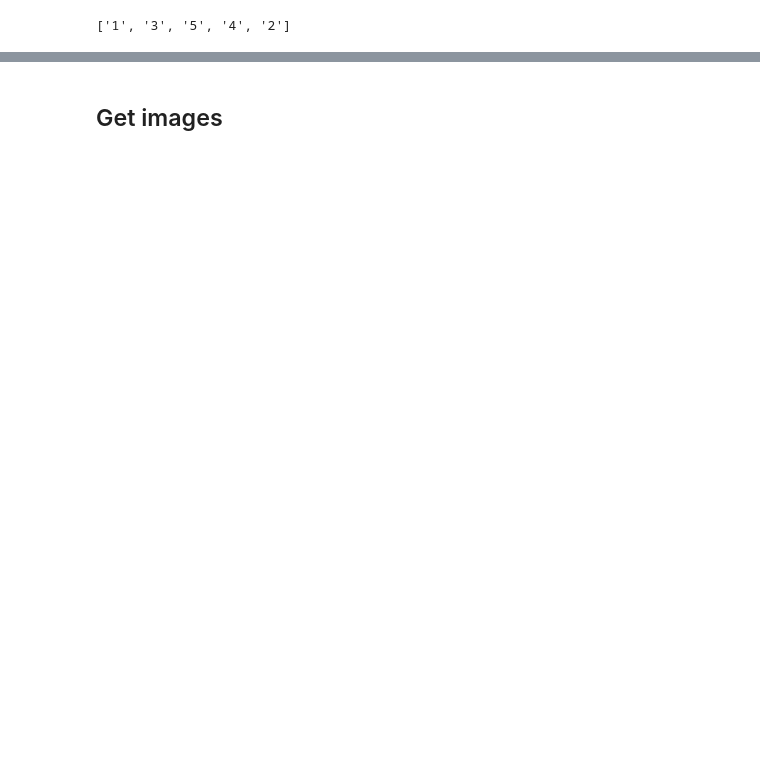
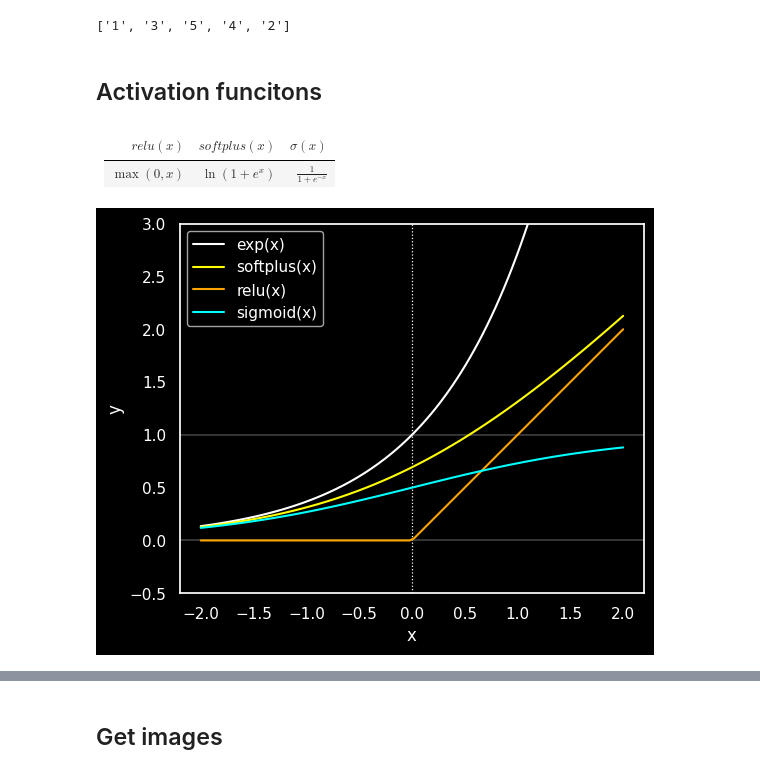
Before and after one commit to gpu-enjoyer/cnn-frogs, a Jupyter notebook: cnn.ipynb, the cells around one changed output, grey strips where cells are left out. Cells and saved outputs as stored; diff of their text form; code cells hidden in the pictures; blank space fills up the shorter version.

Commit message:
plot

```diff
--- a/cnn.ipynb
+++ b/cnn.ipynb
@@ -46,3 +40,42 @@ len(gpus)
 os.listdir('dataset')
 # %% [output]
 ['1', '3', '5', '4', '2']
+# %% [markdown]
+## Activation funcitons
+# %% [markdown]
+| $relu(x)$   | $softplus(x)$ | $\sigma(x)$          |
+|:------------|:--------------|:---------------------|
+| $\max(0,x)$ | $\ln(1+e^x)$  | $\frac{1}{1+e^{-x}}$ |
+# %%
+import numpy           as np
+import pandas           as pd
+import seaborn           as sns
+import matplotlib.pyplot  as plt
+
+plt.style.use("dark_background")
+# %%
+x          = np.linspace(-2, 2, 100)
+exp_x      = np.exp(x)
+relu_x     = np.maximum(0, x)
+softplus_x = np.log(1 + exp_x)
+sigm_x     = np.divide(exp_x, (1 + exp_x))
+
+sigm_data = pd.DataFrame({
+    "x": np.tile(x, 4),
+    "y": np.concatenate([exp_x, softplus_x, relu_x, sigm_x]),
+    "h": ["exp(x)"]*len(x) + ["softplus(x)"]*len(x) + ["relu(x)"]*len(x) + ["sigmoid(x)"]*len(x)
+})
+
+plt.gca().set_aspect("equal", adjustable='box')
+plt.ylim(bottom=-0.5, top=3)
+
+plt.axvline(x=0, linestyle=":", color="white", linewidth=0.9)
+plt.axhline(y=0, linestyle="-", color="white", linewidth=0.3)
+plt.axhline(y=1, linestyle="-", color="white", linewidth=0.3)
+
+sns.lineplot(data=sigm_data, x="x", y="y", hue="h", palette=["white", "yellow", "orange", "cyan"])
+
+plt.legend(title=None)
+plt.show()
+# %% [output]
+[figure, added]
```
Also changed, not shown: parts of 6 cells of this notebook, 2 other files.
